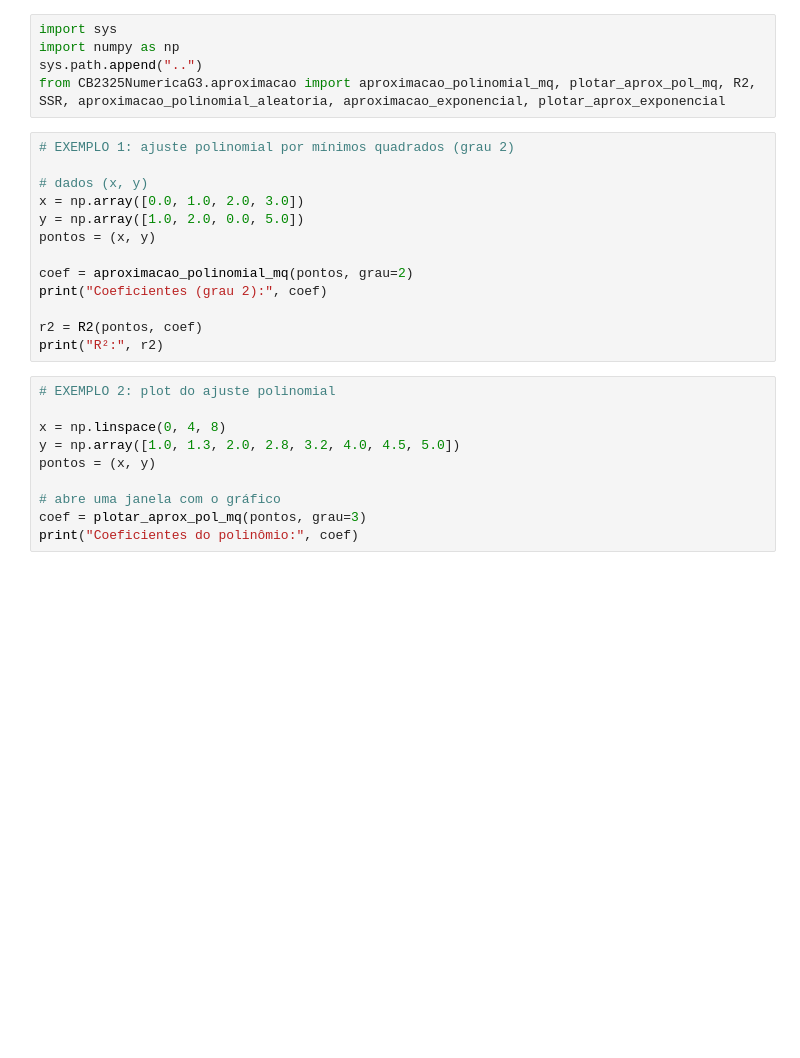
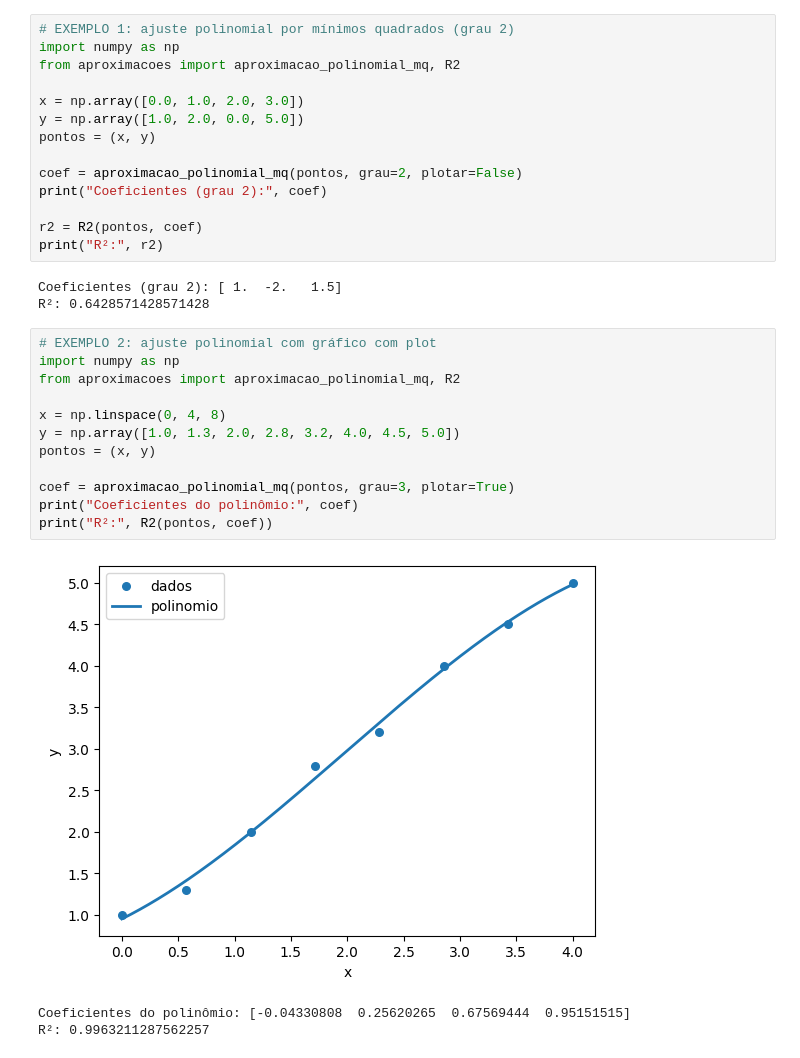
Before and after one commit to al-gabriel-martinez/CB2325NumericaG-03-, a Jupyter notebook: Pasta_de_Exemplos/Exemplo_de_Aproximacao.ipynb, the cells around one changed output. Saved outputs shown, nothing was run; the diff lists cells and outputs as text; blank space fills up the shorter version.

Commit message:
Exemplos pós issues

```diff
--- a/Pasta_de_Exemplos/Exemplo_de_Aproximacao.ipynb
+++ b/Pasta_de_Exemplos/Exemplo_de_Aproximacao.ipynb
@@ -1,29 +1,34 @@
-# %%
-import sys
-import numpy as np
-sys.path.append("..")
-from CB2325NumericaG3.aproximacao import aproximacao_polinomial_mq, plotar_aprox_pol_mq, R2, SSR, aproximacao_polinomial_aleatoria, aproximacao_exponencial, plotar_aprox_exponencial
 # %%
 # EXEMPLO 1: ajuste polinomial por mínimos quadrados (grau 2)
+import numpy as np
+from aproximacoes import aproximacao_polinomial_mq, R2
 
-# dados (x, y)
 x = np.array([0.0, 1.0, 2.0, 3.0])
 y = np.array([1.0, 2.0, 0.0, 5.0])
 pontos = (x, y)
 
-coef = aproximacao_polinomial_mq(pontos, grau=2)
+coef = aproximacao_polinomial_mq(pontos, grau=2, plotar=False)
 print("Coeficientes (grau 2):", coef)
 
 r2 = R2(pontos, coef)
 print("R²:", r2)
+# %% [output]
+Coeficientes (grau 2): [ 1.  -2.   1.5]
+R²: 0.6428571428571428
 # %%
-# EXEMPLO 2: plot do ajuste polinomial
+# EXEMPLO 2: ajuste polinomial com gráfico com plot
+import numpy as np
+from aproximacoes import aproximacao_polinomial_mq, R2
 
 x = np.linspace(0, 4, 8)
 y = np.array([1.0, 1.3, 2.0, 2.8, 3.2, 4.0, 4.5, 5.0])
 pontos = (x, y)
 
-# abre uma janela com o gráfico
-coef = plotar_aprox_pol_mq(pontos, grau=3)
+coef = aproximacao_polinomial_mq(pontos, grau=3, plotar=True)
 print("Coeficientes do polinômio:", coef)
+print("R²:", R2(pontos, coef))
+# %% [output]
+[figure, added]
+Coeficientes do polinômio: [-0.04330808  0.25620265  0.67569444  0.95151515]
+R²: 0.9963211287562257
 # %%
```
Also changed, not shown: parts of 2 cells of this notebook.
